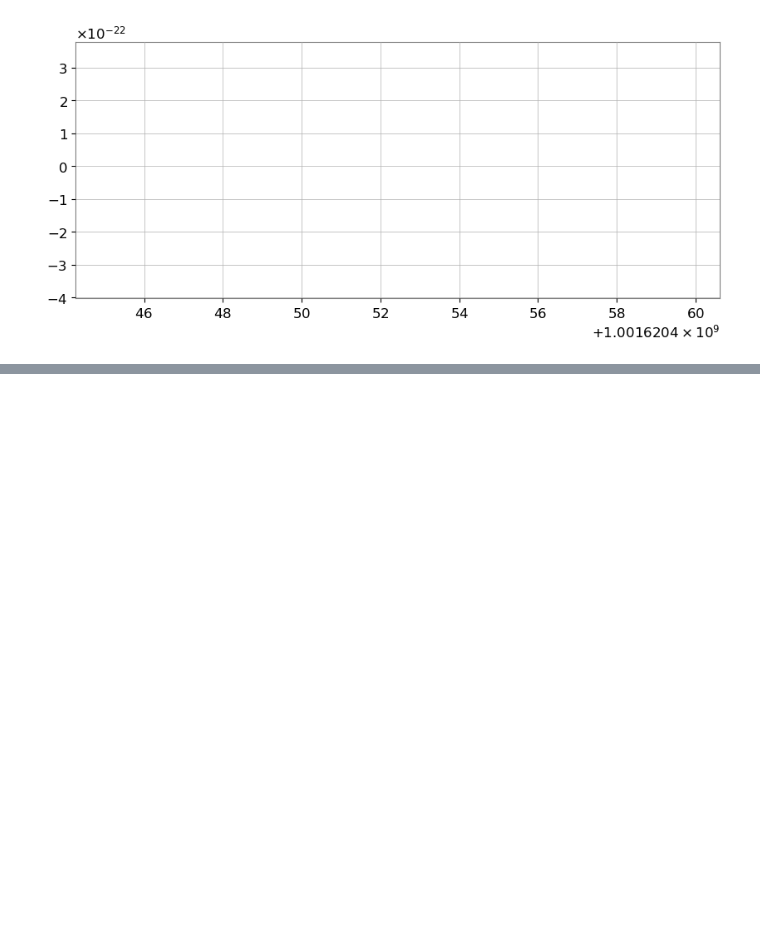
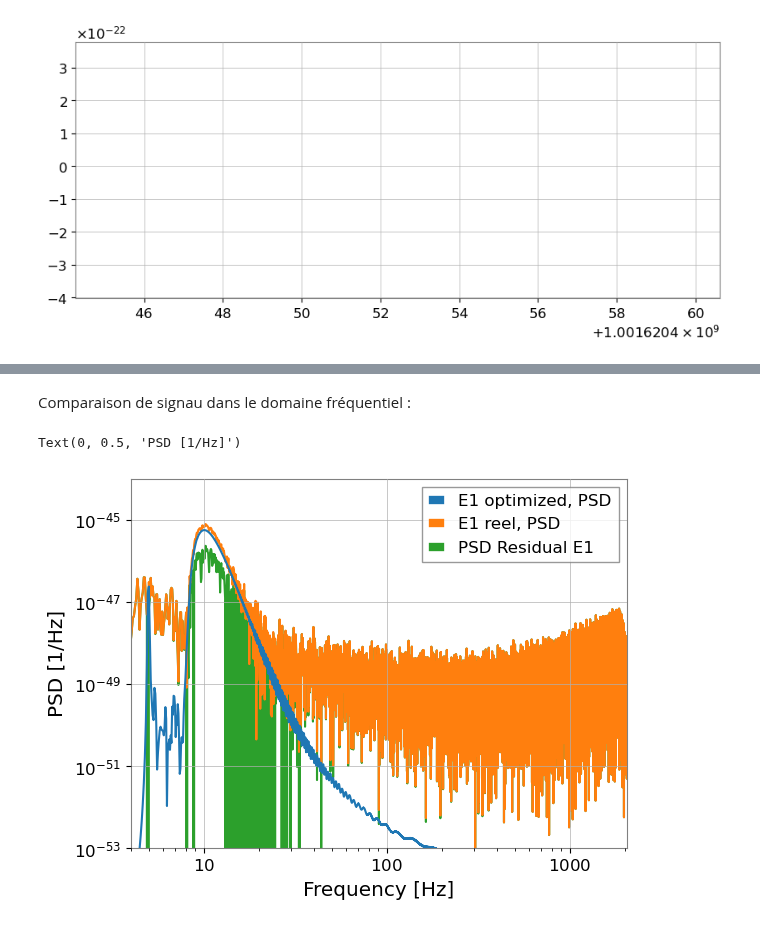
Before and after one commit to Glorieux-Victor/Internship_Victor_CBC_ET, a Jupyter notebook: signaux_comparaison.ipynb, the cells around one changed output, grey strips where cells are left out. Drawn from its saved outputs; the diff is of its cells as text; code cells hidden in the pictures; blank space fills up the shorter version.

```diff
--- a/signaux_comparaison.ipynb
+++ b/signaux_comparaison.ipynb
@@ -237,0 +260,26 @@ plt.savefig("Full_loc_minim_L1_Comparaison_signal")
+# %% [markdown]
+Comparaison de signau dans le domaine fréquentiel :
+# %%
+#Conversion en GwpyTimeseries ======================
+tsgwpy_opti_cut = TimeSeries(data = opti_cut,times=opti_cut.get_sample_times())
+tsgwpy_reel_cut = TimeSeries(data = reel_cut,times=reel_cut.get_sample_times())
+tsgwpy_res = TimeSeries(data = residual,times=residual.get_sample_times())
+
+#Calcul des psd
+psd_opti = tsgwpy_opti_cut.psd()
+psd_reel = data['E1'].psd()
+psd_res = psd_reel - psd_opti
+
+plt.figure()
+ax = plt.gca()
+ax.loglog(psd_opti.frequencies, psd_opti, label='E1 optimized, PSD',zorder=3)
+ax.loglog(psd_reel.frequencies, psd_reel, label='E1 reel, PSD',zorder=2)
+ax.loglog(psd_res.frequencies, psd_res, label='PSD Residual E1',zorder = 1)
+ax.set_ylim(1e-53, 1e-44)
+ax.set_xlim(4, 2048)
+ax.legend()
+ax.set_xlabel('Frequency [Hz]')
+ax.set_ylabel('PSD [1/Hz]')
+# %% [output]
+Text(0, 0.5, 'PSD [1/Hz]')
+[figure, added]
```
Also changed, not shown: parts of 7 cells of this notebook, 8 other files.
